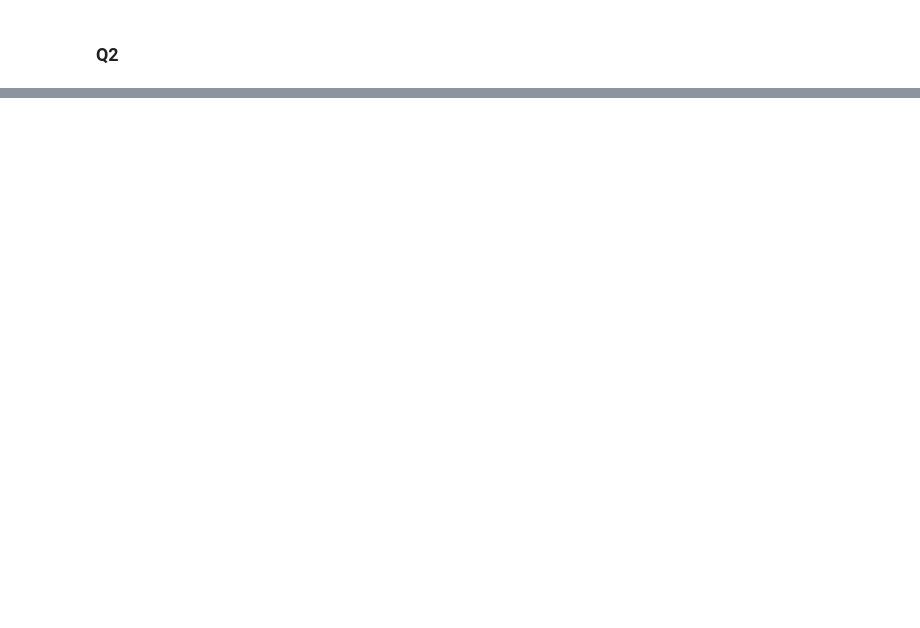
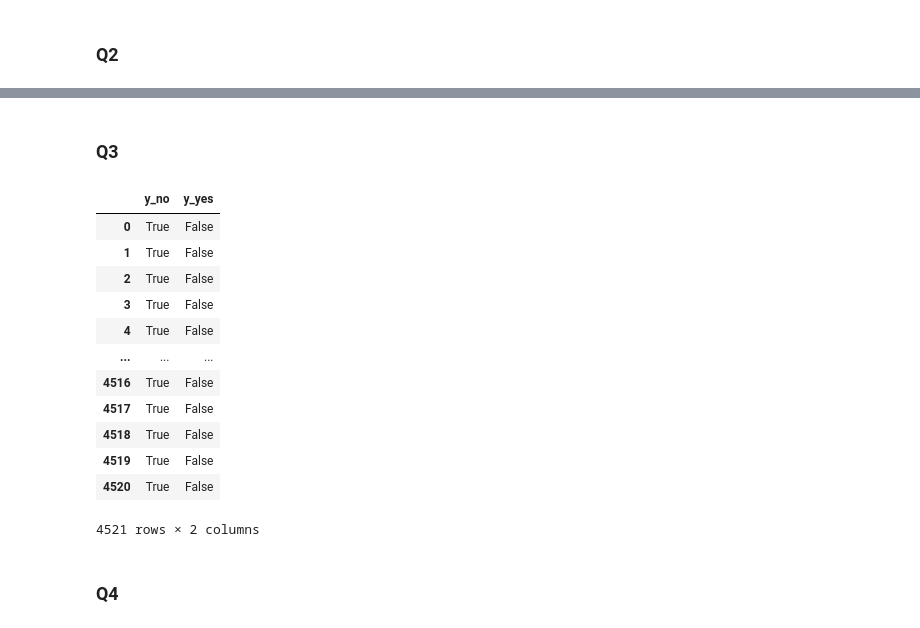
Before and after one commit to harounehadid/univ-machine-learning-perceptron, a Jupyter notebook: lab2.ipynb, the cells around one changed output, grey strips where cells are left out. Saved outputs shown, nothing was run; the diff lists cells and outputs as text; code cells hidden in the pictures; blank space fills up the shorter version.

```diff
--- a/lab2.ipynb
+++ b/lab2.ipynb
@@ -274,0 +316,23 @@ print(data)
+# %% [markdown]
+### Q3
+# %%
+X = data_encoded.drop(['y_no', 'y_yes'], axis=1)
+y = data_encoded[['y_no', 'y_yes']]
+
+y
+# %% [output]
+|  | y_no | y_yes |
+| 0 | True | False |
+| 1 | True | False |
+| 2 | True | False |
+| 3 | True | False |
+| 4 | True | False |
+| ... | ... | ... |
+| 4516 | True | False |
+| 4517 | True | False |
+| 4518 | True | False |
+| 4519 | True | False |
+| 4520 | True | False |
+4521 rows × 2 columns
+# %% [markdown]
+### Q4
```
Also changed, not shown: parts of 8 cells of this notebook.
